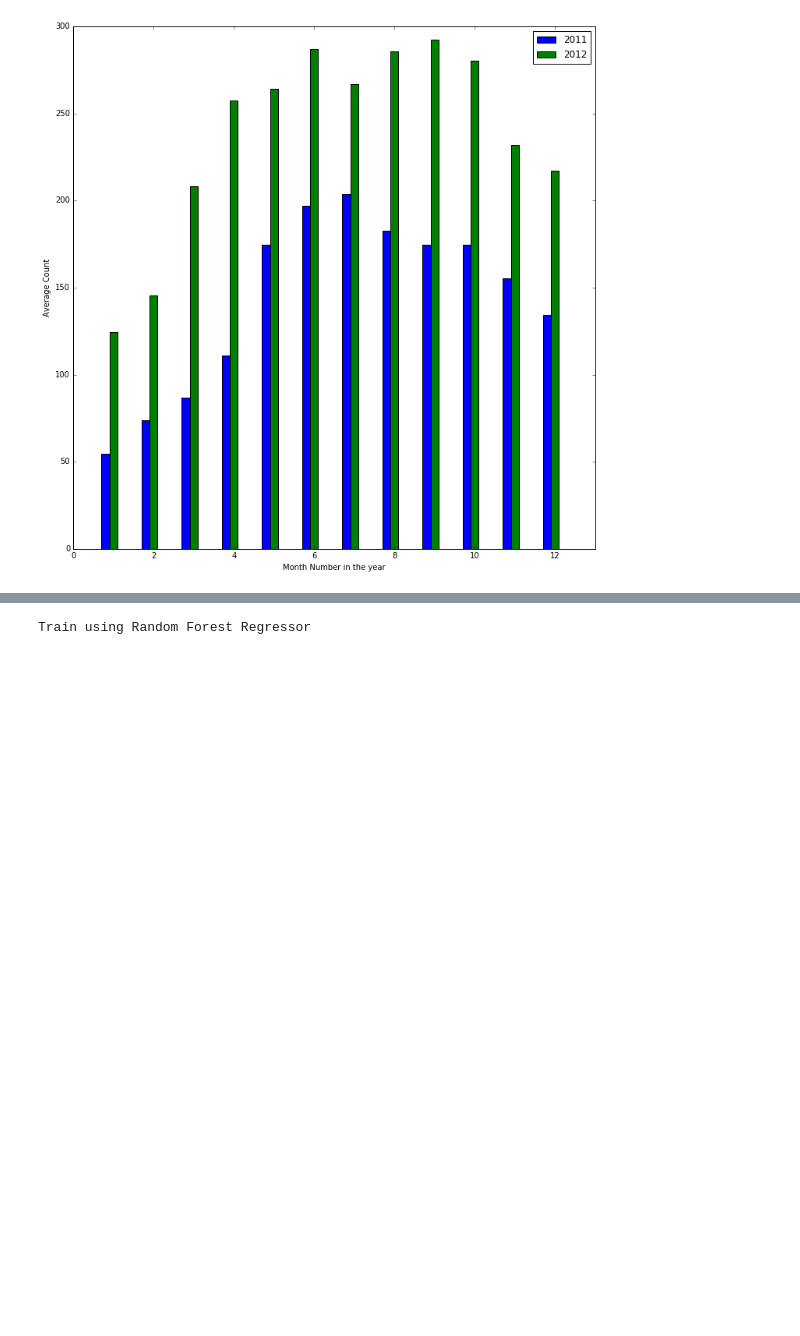
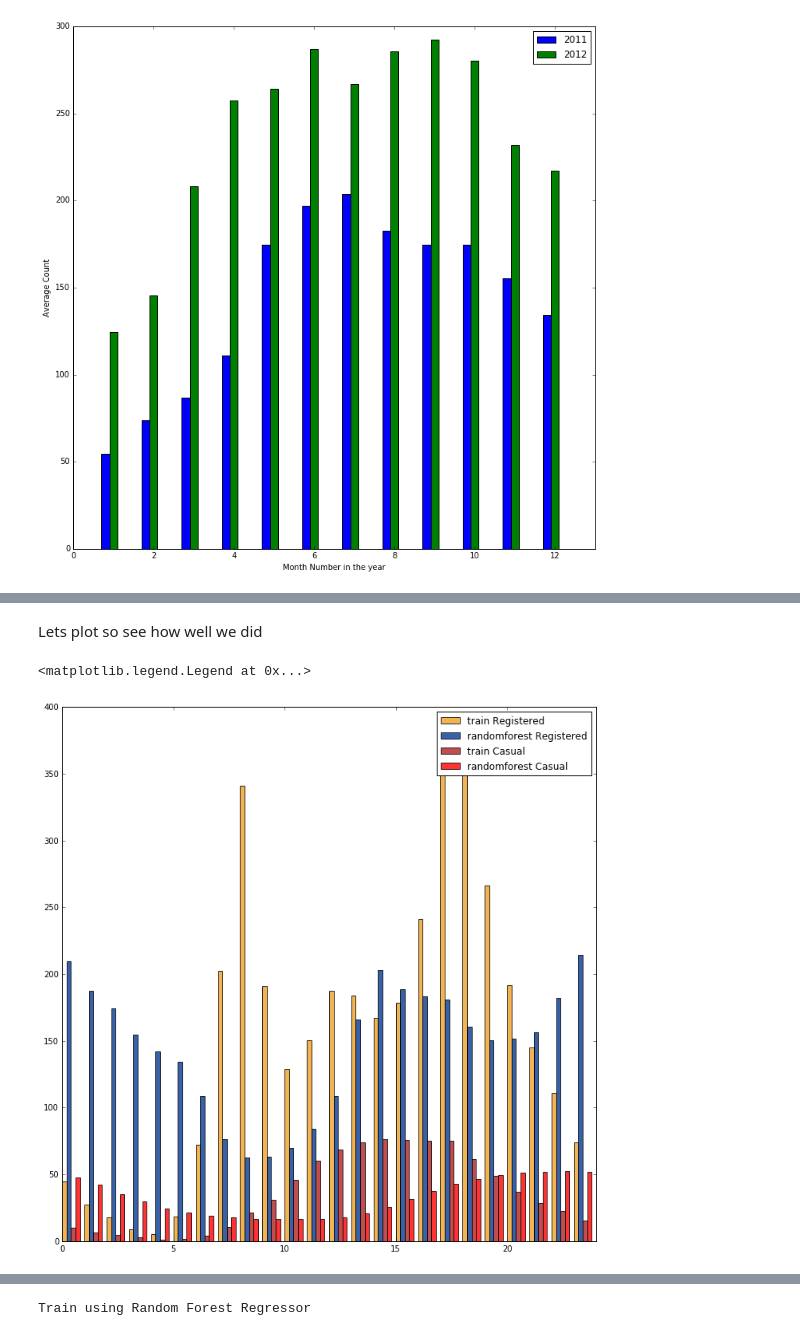
Before and after one commit to MadisonJMyers/W207, a Jupyter notebook: w207_project.ipynb, the cells around one changed output, grey strips where cells are left out. Cells and saved outputs as stored; diff of their text form; code cells hidden in the pictures; blank space fills up the shorter version.

```diff
--- a/w207_project.ipynb
+++ b/w207_project.ipynb
@@ -1514,0 +1258,60 @@ plt.legend()
+# %% [markdown]
+Lets plot so see how well we did
+# %%
+
+hour = np.zeros(train_data.shape[0])
+
+for i in range(train_data[:,0].shape[0]):
+    date = datetime.strptime(train_data[i][0], "%Y-%m-%d %H:%M:%S")
+    hour[i] = date.hour
+
+#define a function to 'roll up' data (like excel pivot table)
+def summarize(preds):
+    averages = np.empty([24,])
+    for i in range(24):
+        count = 0
+        n = 0
+        for h in range(preds.shape[0]):
+            if hour[h] == i:
+                count += preds[h]
+                n += 1
+        averages[i] = count/n
+    return averages
+
+
+plt.figure(figsize=(12,12))
+plt.xlim(0,24)
+bar_width = 0.2
+opacity = 0.8
+
+def width_adjust(x):
+    x_adjust = []
+    for i in range(24):
+        x_adjust.append(hour[i] + x)
+    return x_adjust
+
+# Split the charts into two.  One for registered and another for casual so that we can see how our prediction follows the training set
+bars_train_reg = plt.bar(set(hour), summarize(conv_train_data[:,-2]), bar_width,
+                 alpha=opacity,
+                 color='#efa028',
+                 label='train Registered')
+
+bars_rf_reg = plt.bar(width_adjust(1*bar_width), summarize(results_registered), bar_width,
+                 alpha=opacity,
+                 color='#073a93',
+                 label='randomforest Registered')
+
+bars_train_cas = plt.bar(width_adjust(2*bar_width), summarize(conv_train_data[:,-3]), bar_width,
+                 alpha=opacity,
+                 color='#B22222',
+                 label='train Casual')
+
+bars_rf_cas = plt.bar(width_adjust(3*bar_width), summarize(results_casual), bar_width,
+                 alpha=opacity,
+                 color='#FF0000',
+                 label='randomforest Casual')
+
+plt.legend()
+# %% [output]
+<matplotlib.legend.Legend at 0x...>
+[figure, added]
```
Also changed, not shown: parts of 39 cells of this notebook.
